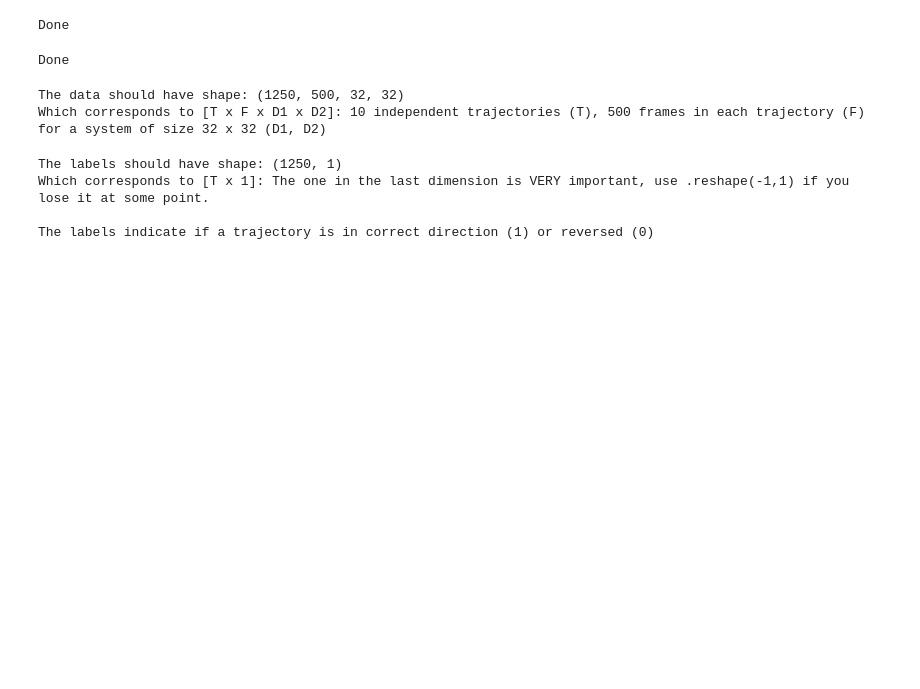
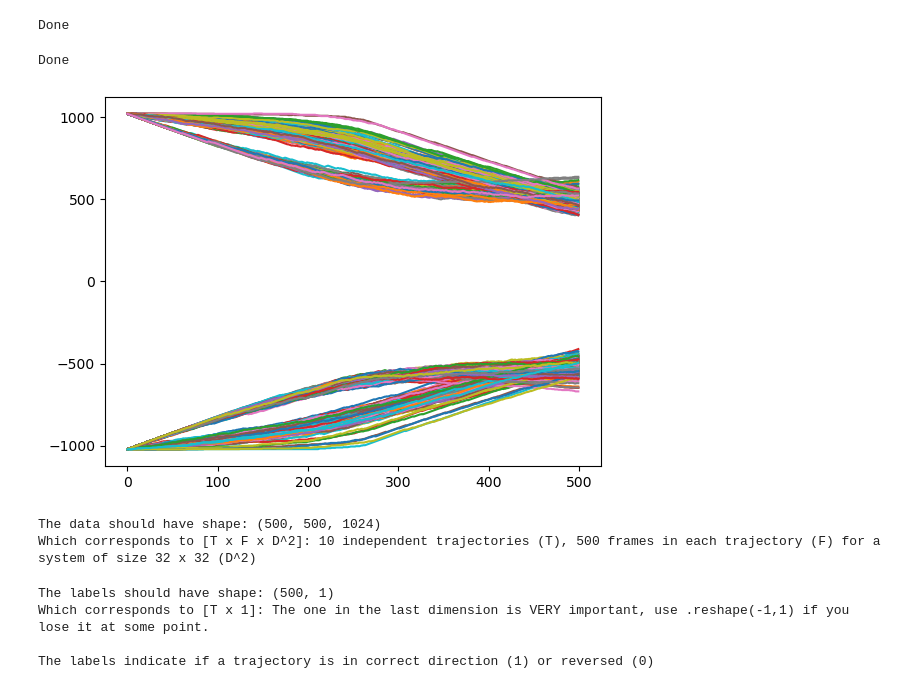
Before and after one commit to actopozipc/2D-Ising-Model-Csharp, a Jupyter notebook: 2D Ising-GUI/NN/network_training.ipynb, the cells around one changed output. Saved outputs shown, nothing was run; the diff lists cells and outputs as text; code cells hidden in the pictures; blank space fills up the shorter version.

```diff
--- a/2D Ising-GUI/NN/network_training.ipynb
+++ b/2D Ising-GUI/NN/network_training.ipynb
@@ -7,6 +10,6 @@ import pandas as pd
 # %%
 # specify the directory where the CSV files are located
-directory = 'data'
+directory = './'
 
 exclude_string = '2023'#all test data was created in 2023
 dfs = []
@@ -22,7 +25,7 @@ for filename in os.listdir(directory):
         dfs.append(df)
 
         count +=1
-        if count == 1250:
+        if count == 500:
             break
 
 
@@ -32,9 +35,13 @@ num_files = len(dfs)
 Done
 # %%
 data = np.zeros((num_files,500,32,32))
-for trajectory_index in range(1,len(dfs)):
-    for iteration_index in range(1):
+
+for trajectory_index in range(0,len(dfs)):
+
+    for iteration_index in range(500):
+
         obj = np.array(dfs[trajectory_index].loc[iteration_index,4].split(',')).reshape((32,32))
+
         for line in range(32):
             for row in range(32):
                         data[trajectory_index,iteration_index,line,row] = float(obj[line,row])
@@ -44,25 +51,31 @@ for trajectory_index in range(1,len(dfs)):
 print("Done")
 # %% [output]
 Done
+# %%
+plt.plot(data.sum(axis=-1).sum(axis=-1).T)
+plt.show()
+# %% [output]
+[figure, added]
 # %%
 # Here I'll create some dummy numpy data with similar dimensionality as your data
 
-trajectories_numpy_raw = data
+trajectories_numpy_raw = data.reshape(-1, 500, 32*32)#np.random.normal(size=(100, 500, 32, 32))
+# trajectories_numpy_raw = trajectories_numpy_raw.transpose([0,2,1])
 
 print("The data should have shape:", trajectories_numpy_raw.shape)
-print("Which corresponds to [T x F x D1 x D2]: 10 independent trajectories (T), 500 frames in each trajectory (F) for a system of size 32 x 32 (D1, D2)")
+print("Which corresponds to [T x F x D^2]: 10 independent trajectories (T), 500 frames in each trajectory (F) for a system of size 32 x 32 (D^2)")
 # %% [output]
-The data should have shape: (1250, 500, 32, 32)
-Which corresponds to [T x F x D1 x D2]: 10 independent trajectories (T), 500 frames in each trajectory (F) for a system of size 32 x 32 (D1, D2)
+The data should have shape: (500, 500, 1024)
+Which corresponds to [T x F x D^2]: 10 independent trajectories (T), 500 frames in each trajectory (F) for a system of size 32 x 32 (D^2)
 # %%
 # lets reverse some trajectory and get labels to train on
 
 # Draw indices to flip
-toFlip = np.random.choice([0,1], size=trajectories_numpy_raw.shape[0])
+toFlip = np.random.choice([0,1], size=trajectories_numpy_raw.shape[0]).astype(bool)
 
 # flip
 trajectories_numpy = trajectories_numpy_raw.copy()
-trajectories_numpy[toFlip] = trajectories_numpy_raw[toFlip][::-1]
+trajectories_numpy[toFlip] = np.flip(trajectories_numpy[toFlip], 1)
 
 # Create Labels
 labels_numpy = np.zeros(trajectories_numpy.shape[0]).reshape(-1,1)
@@ -73,7 +86,7 @@ print("Which corresponds to [T x 1]: The one in the last dimension is VERY impor
 
 print("\nThe labels indicate if a trajectory is in correct direction (1) or reversed (0)")
 # %% [output]
-The labels should have shape: (1250, 1)
+The labels should have shape: (500, 1)
 Which corresponds to [T x 1]: The one in the last dimension is VERY important, use .reshape(-1,1) if you lose it at some point.
 
 The labels indicate if a trajectory is in correct direction (1) or reversed (0)
```
Also changed, not shown: parts of 9 cells of this notebook.
